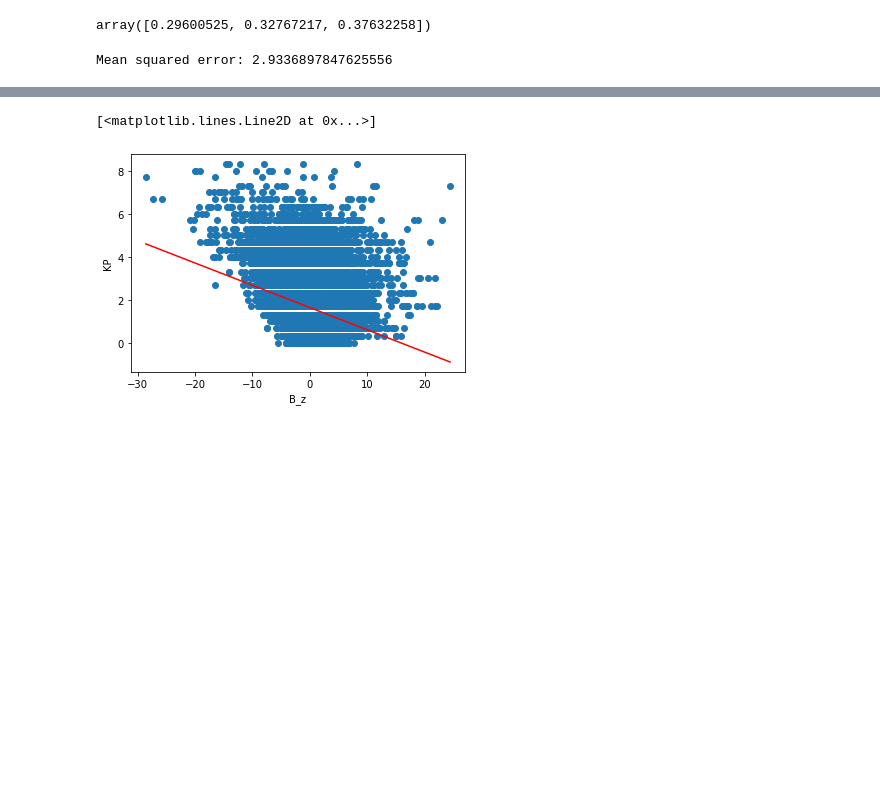
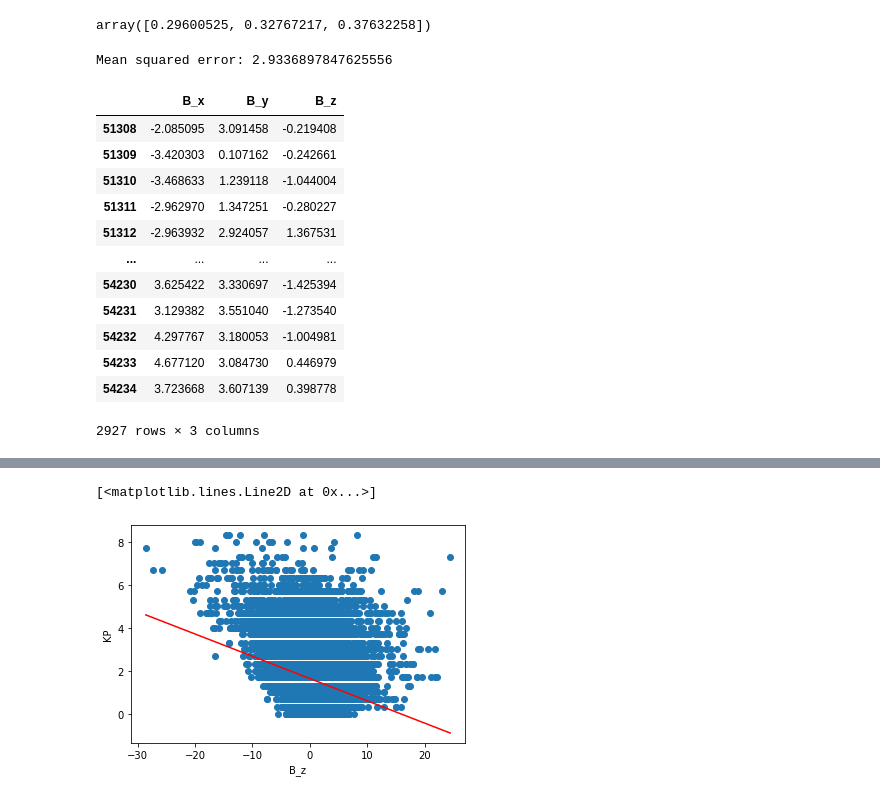
Before and after one commit to sahirnoorali/nasa-dscovr-challenge, a Jupyter notebook: data_exploration.ipynb, the cells around one changed output, grey strips where cells are left out. Drawn from its saved outputs; the diff is of its cells as text; code cells hidden in the pictures; blank space fills up the shorter version.

```diff
--- a/data_exploration.ipynb
+++ b/data_exploration.ipynb
@@ -245,3 +245,19 @@ mse = mean_squared_error(y_test, y_pred)
 print(f"Mean squared error: {mse}")
 # %% [output]
 Mean squared error: 2.9336897847625556
+# %%
+X_test
+# %% [output]
+|  | B_x | B_y | B_z |
+| 51308 | -2.085095 | 3.091458 | -0.219408 |
+| 51309 | -3.420303 | 0.107162 | -0.242661 |
+| 51310 | -3.468633 | 1.239118 | -1.044004 |
+| 51311 | -2.962970 | 1.347251 | -0.280227 |
+| 51312 | -2.963932 | 2.924057 | 1.367531 |
+| ... | ... | ... | ... |
+| 54230 | 3.625422 | 3.330697 | -1.425394 |
+| 54231 | 3.129382 | 3.551040 | -1.273540 |
+| 54232 | 4.297767 | 3.180053 | -1.004981 |
+| 54233 | 4.677120 | 3.084730 | 0.446979 |
+| 54234 | 3.723668 | 3.607139 | 0.398778 |
+2927 rows × 3 columns
```
Also changed, not shown: parts of 4 cells of this notebook.
